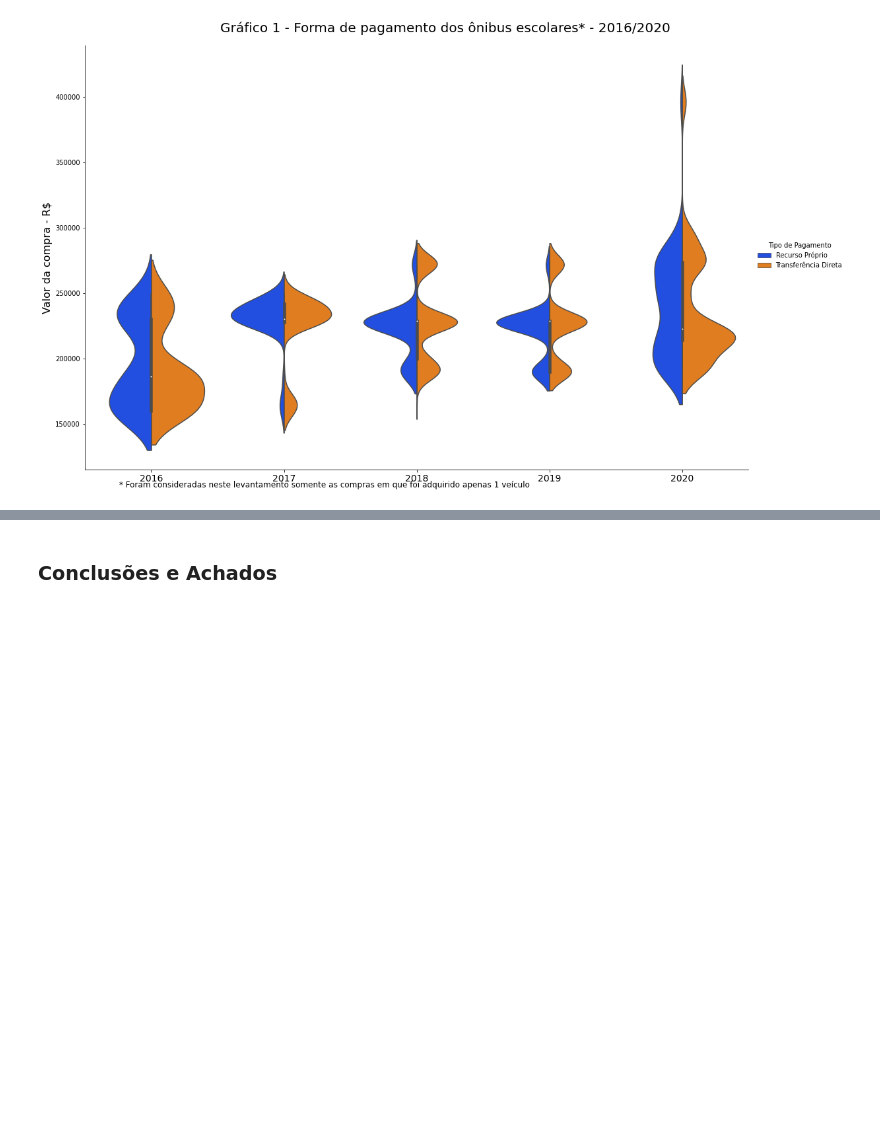
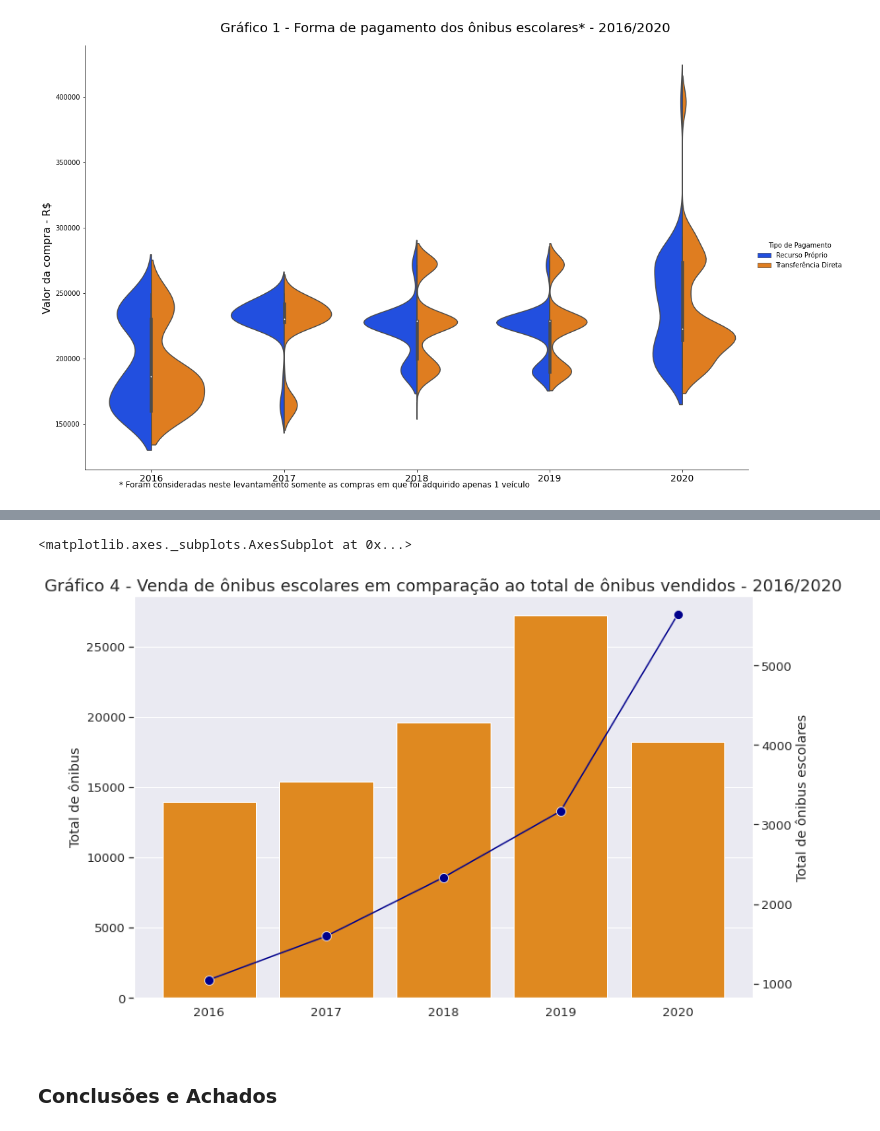
Before and after one commit to sssouto/caminho-da-escola, a Jupyter notebook: TrabalhoFinal_SanderSoaresSouto.ipynb, the cells around one changed output, grey strips where cells are left out. Cells and saved outputs as stored; diff of their text form; code cells hidden in the pictures; blank space fills up the shorter version.

```diff
--- a/TrabalhoFinal_SanderSoaresSouto.ipynb
+++ b/TrabalhoFinal_SanderSoaresSouto.ipynb
@@ -138,0 +257,14 @@ df_pib.head()
+# %%
+# Inicialmente, é preciso somar/agrupar a coluna "Qtde." do dataframe SIGARP pela coluna "ano_compra", com o objetivo de obter o total de veículos vendidos por ano:
+df_sigarp_fornecedor_valor = df_sigarp['Qtde.'].groupby(df_sigarp['ano_compra']).sum().reset_index(level='ano_compra')
+
+# Alterando o nome da coluna "Qtde.", para "Total de ônibus escolares", para não confundir com a futura informação do total de ônibus vendidos no país:
+df_sigarp_fornecedor_valor.rename(columns={"Qtde.": "Total de ônibus escolares"},inplace=True)
+
+# Agregando ao dataframe a coluna "Total de ônibus", com a informação do total de ônibus vendidos no país entre 2016 e 2020;
+# OBS: dados obtidos no site da Federação Nacional da Distribuição de Veículos Automotores - FENABRAVE: http://www.fenabrave.org.br/Portal/conteudo/conteudo/anuarios
+df_sigarp_fornecedor_valor['Total de ônibus'] = pd.Series([13924, 15357, 19572, 27193, 18219])
+
+# Agregando ao dataframe a coluna "Participacao escolar", com o percentual de ônibus escolares vendidos por ano em relação ao total de ônibus:
+df_sigarp_fornecedor_valor['Participacao escolar'] = df_sigarp_fornecedor_valor['Total de ônibus escolares'] / df_sigarp_fornecedor_valor['Total de ônibus'] * 100
+df_sigarp_fornecedor_valor
@@ -139,2 +278,16 @@ df_pib.head()
+# %%
+# Plotando um gráfico de barras e um gráfico de linha simultaneamente.
+# O gráfico de barras representando a quantidade total de ônibus vendidos no período, e o gráfico de linha correspondendo à quantidade de ônibus escolares:
+
+fig, ax1 = plt.subplots(figsize=(12,8))
+sns.barplot(data = df_sigarp_fornecedor_valor, x='ano_compra', y='Total de ônibus', ax=ax1, color="darkorange")
+ax2 = ax1.twinx()
+ax2.grid(False)
+ax1.set(xlabel=' ')
+plt.title('Gráfico 4 - Venda de ônibus escolares em comparação ao total de ônibus vendidos - 2016/2020',fontsize=18)
+sns.lineplot(data = df_sigarp_fornecedor_valor['Total de ônibus escolares'], ax=ax2, color='darkblue', marker='o', markersize=10)
+# %% [output]
+<matplotlib.axes._subplots.AxesSubplot at 0x...>
+[figure, added]
 # %% [markdown]
 ### Conclusões e Achados
```
Also changed, not shown: parts of 14 cells of this notebook.
